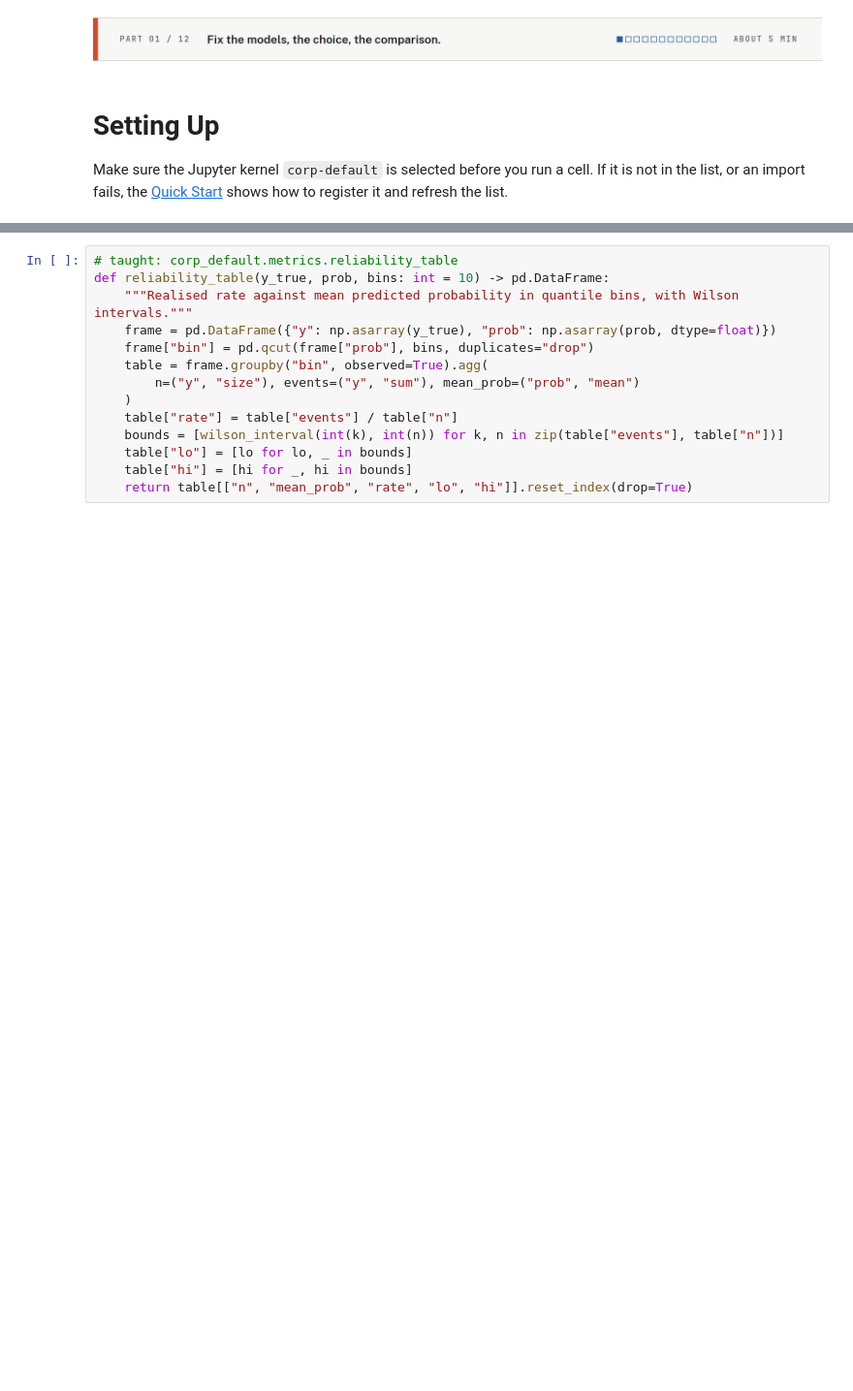
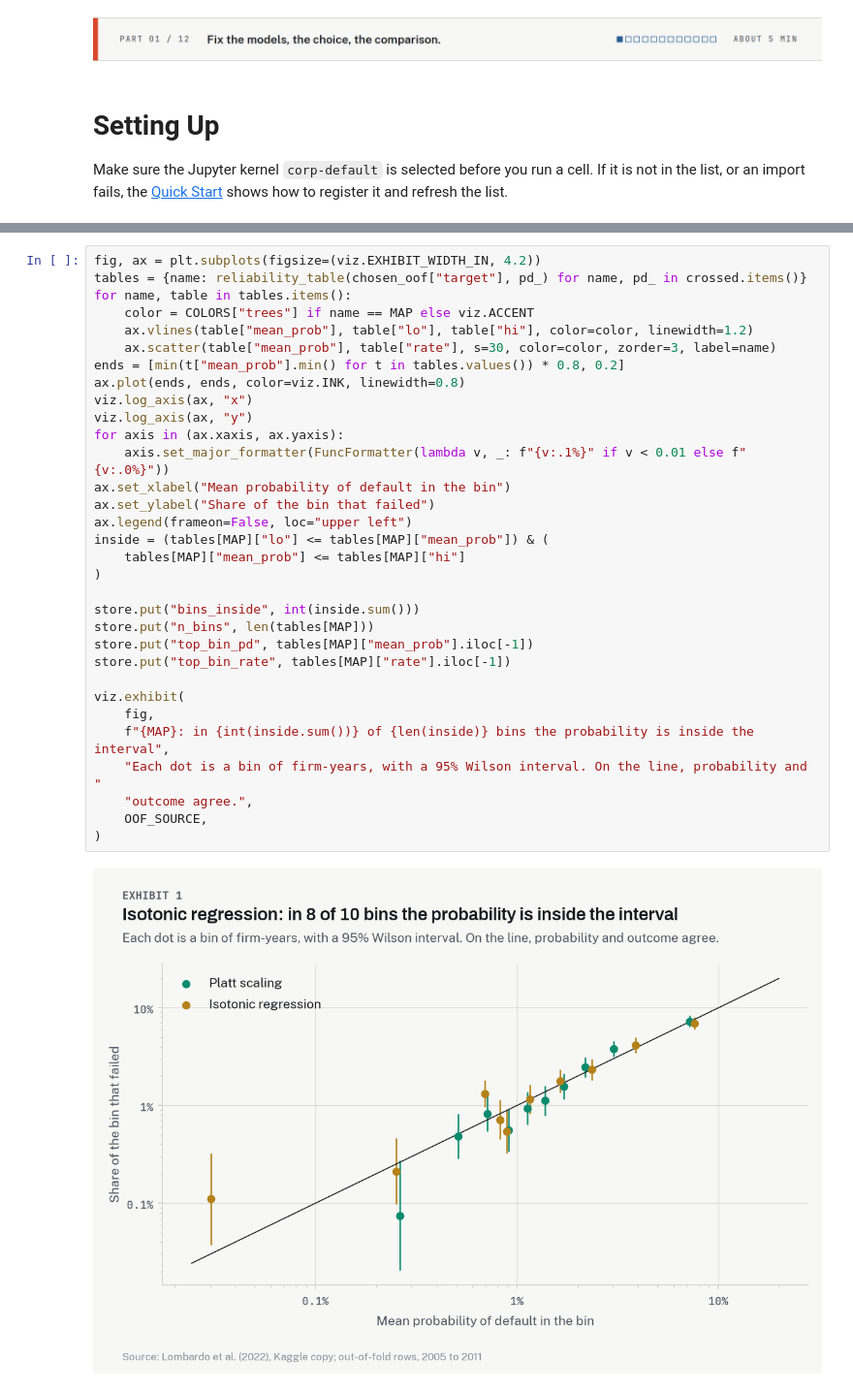
Before and after one commit to lenamonj/corp-default, a Jupyter notebook: notebooks/07_the_verdict.ipynb, the cells around one changed output, grey strips where cells are left out. Shown at 97% size. Drawn from its saved outputs; the diff is of its cells as text; blank space fills up the shorter version.

```diff
--- a/notebooks/07_the_verdict.ipynb
+++ b/notebooks/07_the_verdict.ipynb
@@ -314,15 +318,35 @@ The library's function for that is short.
 # %%
-# taught: corp_default.metrics.reliability_table
-def reliability_table(y_true, prob, bins: int = 10) -> pd.DataFrame:
-    """Realised rate against mean predicted probability in quantile bins, with Wilson intervals."""
-    frame = pd.DataFrame({"y": np.asarray(y_true), "prob": np.asarray(prob, dtype=float)})
-    frame["bin"] = pd.qcut(frame["prob"], bins, duplicates="drop")
-    table = frame.groupby("bin", observed=True).agg(
-        n=("y", "size"), events=("y", "sum"), mean_prob=("prob", "mean")
-    )
-    table["rate"] = table["events"] / table["n"]
-    bounds = [wilson_interval(int(k), int(n)) for k, n in zip(table["events"], table["n"])]
-    table["lo"] = [lo for lo, _ in bounds]
-    table["hi"] = [hi for _, hi in bounds]
-    return table[["n", "mean_prob", "rate", "lo", "hi"]].reset_index(drop=True)
+fig, ax = plt.subplots(figsize=(viz.EXHIBIT_WIDTH_IN, 4.2))
+tables = {name: reliability_table(chosen_oof["target"], pd_) for name, pd_ in crossed.items()}
+for name, table in tables.items():
+    color = COLORS["trees"] if name == MAP else viz.ACCENT
+    ax.vlines(table["mean_prob"], table["lo"], table["hi"], color=color, linewidth=1.2)
+    ax.scatter(table["mean_prob"], table["rate"], s=30, color=color, zorder=3, label=name)
+ends = [min(t["mean_prob"].min() for t in tables.values()) * 0.8, 0.2]
+ax.plot(ends, ends, color=viz.INK, linewidth=0.8)
+viz.log_axis(ax, "x")
+viz.log_axis(ax, "y")
+for axis in (ax.xaxis, ax.yaxis):
+    axis.set_major_formatter(FuncFormatter(lambda v, _: f"{v:.1%}" if v < 0.01 else f"{v:.0%}"))
+ax.set_xlabel("Mean probability of default in the bin")
+ax.set_ylabel("Share of the bin that failed")
+ax.legend(frameon=False, loc="upper left")
+inside = (tables[MAP]["lo"] <= tables[MAP]["mean_prob"]) & (
+    tables[MAP]["mean_prob"] <= tables[MAP]["hi"]
+)
+
+store.put("bins_inside", int(inside.sum()))
+store.put("n_bins", len(tables[MAP]))
+store.put("top_bin_pd", tables[MAP]["mean_prob"].iloc[-1])
+store.put("top_bin_rate", tables[MAP]["rate"].iloc[-1])
+
+viz.exhibit(
+    fig,
+    f"{MAP}: in {int(inside.sum())} of {len(inside)} bins the probability is inside the interval",
+    "Each dot is a bin of firm-years, with a 95% Wilson interval. On the line, probability and "
+    "outcome agree.",
+    OOF_SOURCE,
+)
+# %% [output]
+[figure, added]
 # %% [markdown]
```
Also changed, not shown: parts of 93 cells of this notebook, 36 other files.
